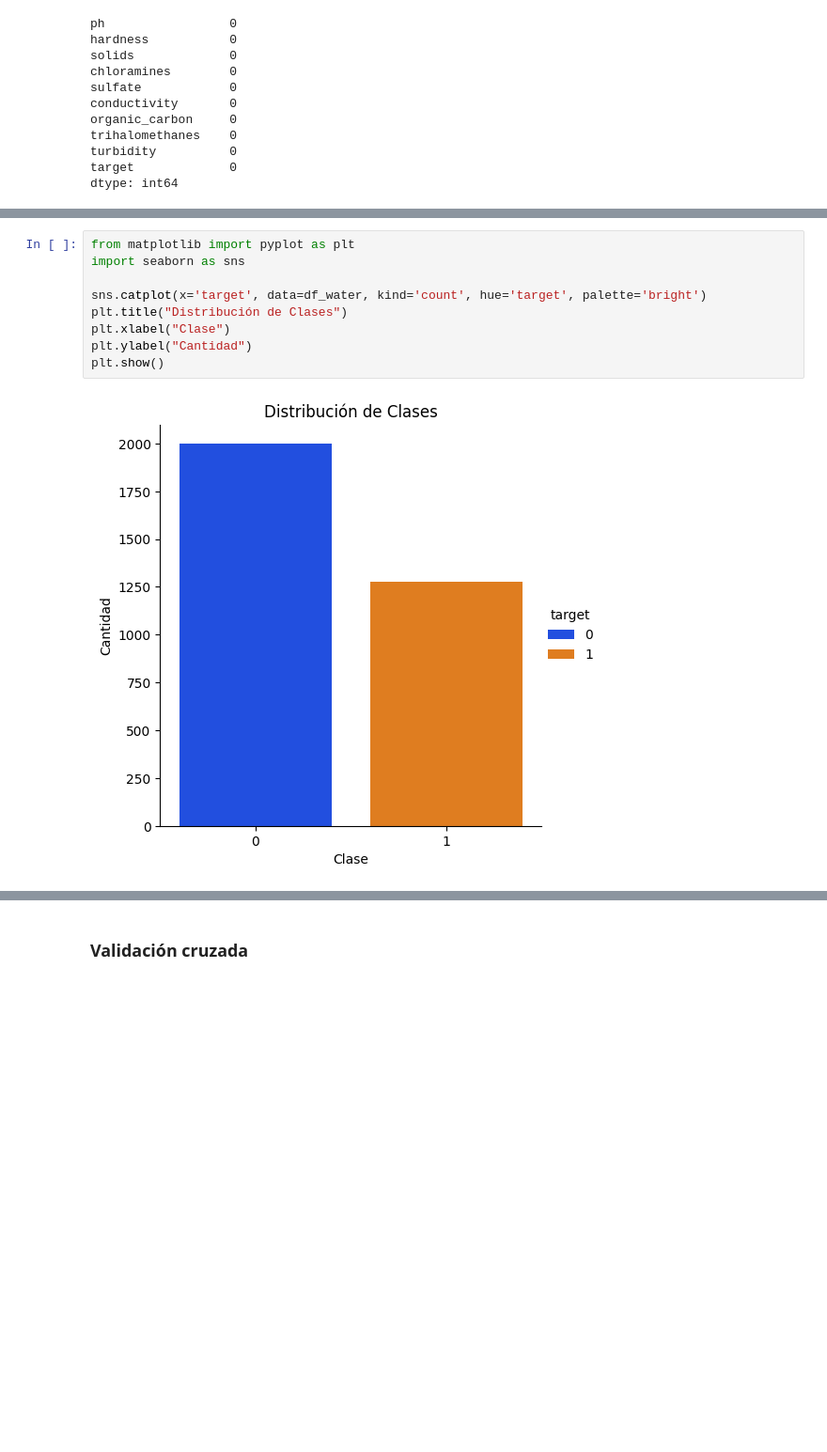
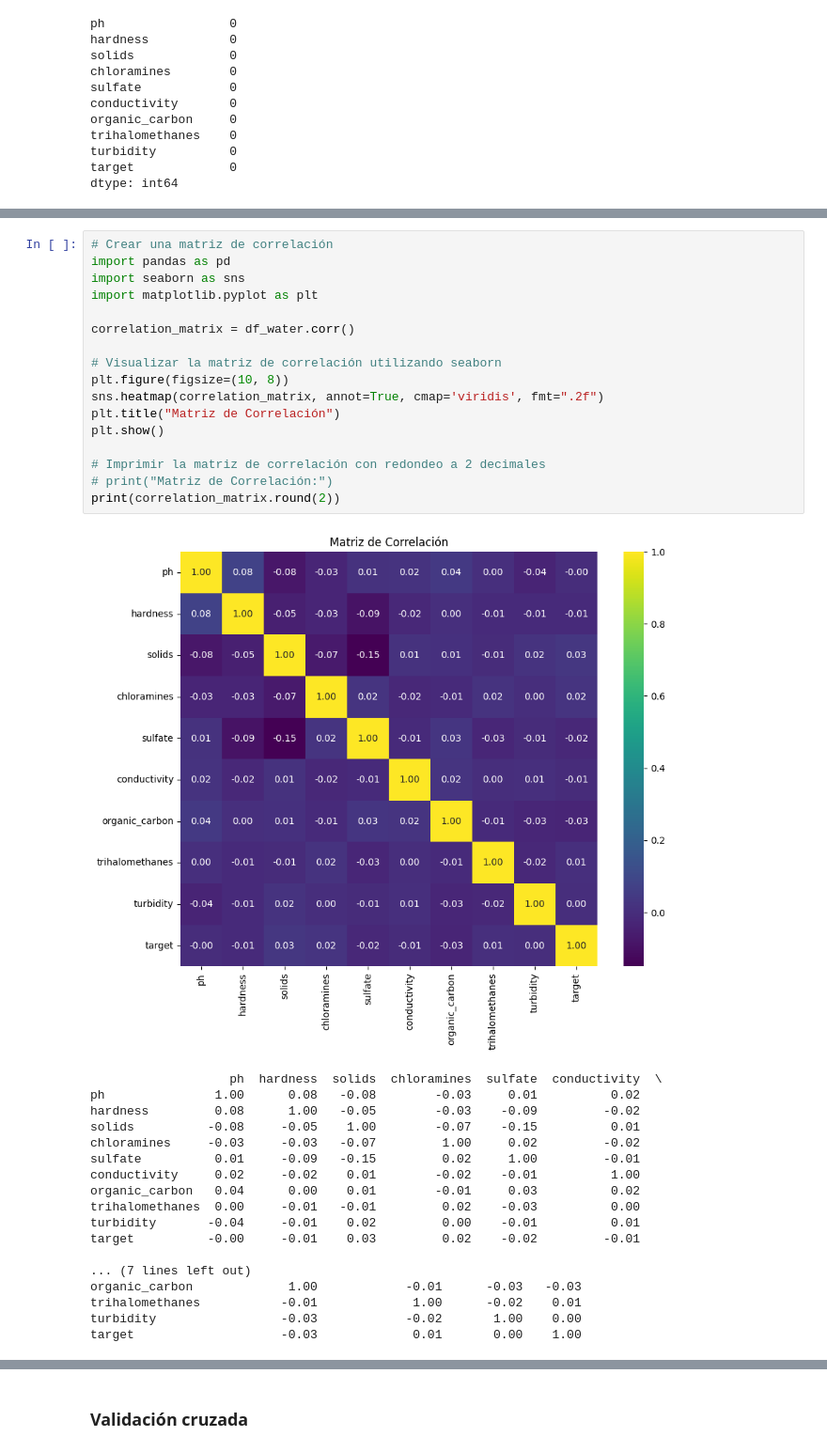
Before and after one commit to viorbe20/ai-machine-learning, a Jupyter notebook: decision-trees-exercises/decision-trees-ex-2/potable_water_classification_decision_tree.ipynb, the cells around one changed output, grey strips where cells are left out. Shown at 94% size. Cells and saved outputs as stored; diff of their text form; blank space fills up the shorter version.

```diff
--- a/decision-trees-exercises/decision-trees-ex-2/potable_water_classification_decision_tree.ipynb
+++ b/decision-trees-exercises/decision-trees-ex-2/potable_water_classification_decision_tree.ipynb
@@ -83,11 +76,36 @@ dtype: int64
-# %%
-from matplotlib import pyplot as plt
-import seaborn as sns
-
-sns.catplot(x='target', data=df_water, kind='count', hue='target', palette='bright')
-plt.title("Distribución de Clases")
-plt.xlabel("Clase")
-plt.ylabel("Cantidad")
-plt.show()
-# %% [output]
-[figure, removed]
+# %%
+# Crear una matriz de correlación
+import pandas as pd
+import seaborn as sns
+import matplotlib.pyplot as plt
+
+correlation_matrix = df_water.corr()
+
+# Visualizar la matriz de correlación utilizando seaborn
+plt.figure(figsize=(10, 8))
+sns.heatmap(correlation_matrix, annot=True, cmap='viridis', fmt=".2f")
+plt.title("Matriz de Correlación")
+plt.show()
+
+# Imprimir la matriz de correlación con redondeo a 2 decimales
+# print("Matriz de Correlación:")
+print(correlation_matrix.round(2))
+# %% [output]
+[figure, added]
+                   ph  hardness  solids  chloramines  sulfate  conductivity  \
+ph               1.00      0.08   -0.08        -0.03     0.01          0.02
+hardness         0.08      1.00   -0.05        -0.03    -0.09         -0.02
+solids          -0.08     -0.05    1.00        -0.07    -0.15          0.01
+chloramines     -0.03     -0.03   -0.07         1.00     0.02         -0.02
+sulfate          0.01     -0.09   -0.15         0.02     1.00         -0.01
+conductivity     0.02     -0.02    0.01        -0.02    -0.01          1.00
+organic_carbon   0.04      0.00    0.01        -0.01     0.03          0.02
+trihalomethanes  0.00     -0.01   -0.01         0.02    -0.03          0.00
+turbidity       -0.04     -0.01    0.02         0.00    -0.01          0.01
+target          -0.00     -0.01    0.03         0.02    -0.02         -0.01
+
+... (7 lines left out)
+organic_carbon             1.00            -0.01      -0.03   -0.03
+trihalomethanes           -0.01             1.00      -0.02    0.01
+turbidity                 -0.03            -0.02       1.00    0.00
+target                    -0.03             0.01       0.00    1.00
```
Also changed, not shown: parts of 18 cells of this notebook.
